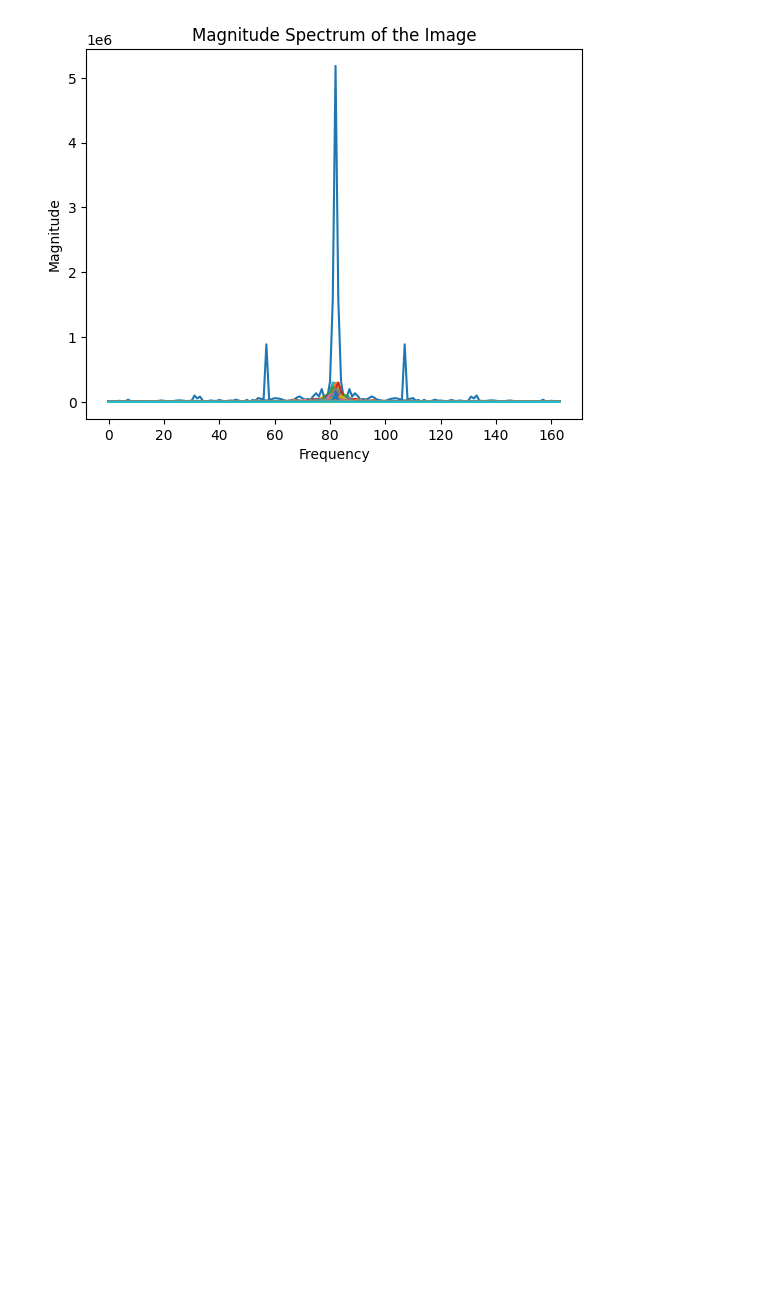
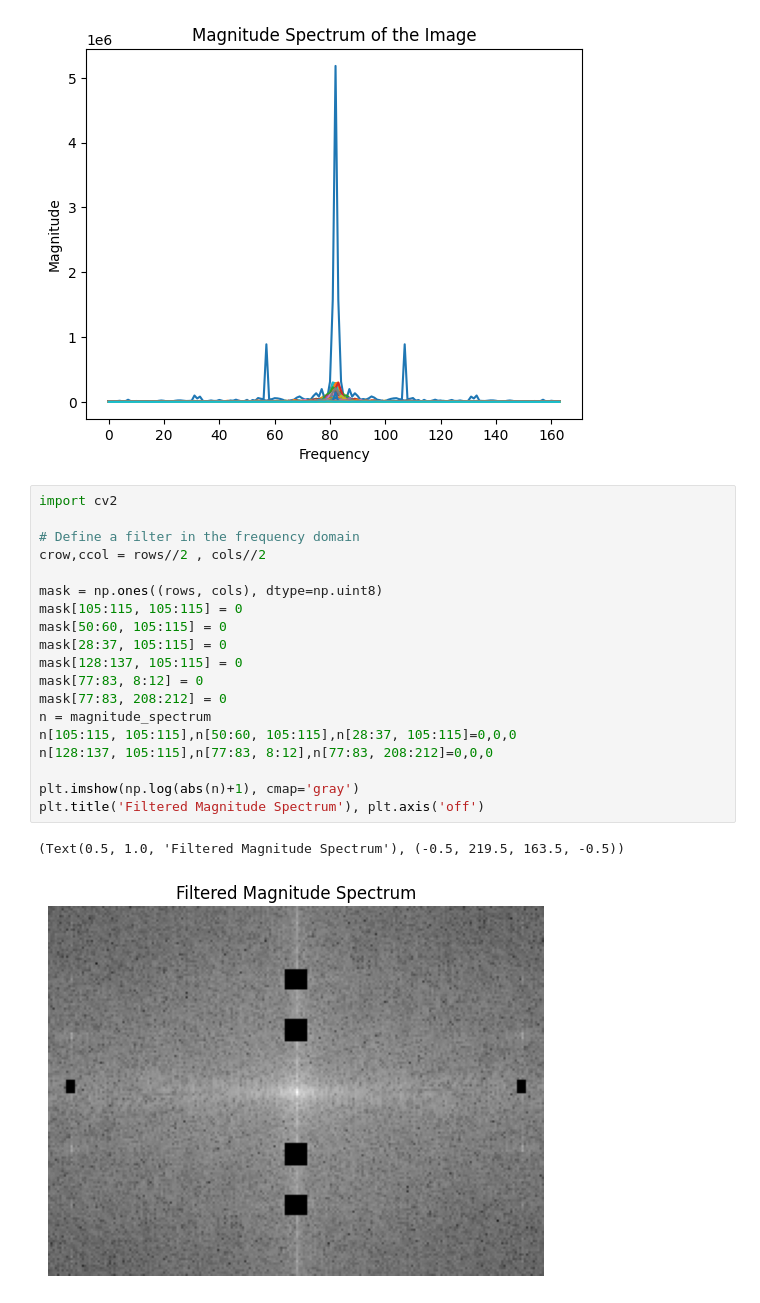
Before and after one commit to devika-kla/Image-Noise-Removal, a Jupyter notebook: Main_Code.ipynb, the cells around one changed output. Drawn from its saved outputs; the diff is of its cells as text; blank space fills up the shorter version.

```diff
--- a/Main_Code.ipynb
+++ b/Main_Code.ipynb
@@ -39,4 +39,26 @@ plt.title("Magnitude Spectrum of the Image")
 plt.show()
 # %% [output]
 [figure]
+# %%
+import cv2
+
+# Define a filter in the frequency domain
+crow,ccol = rows//2 , cols//2
+
+mask = np.ones((rows, cols), dtype=np.uint8)
+mask[105:115, 105:115] = 0
+mask[50:60, 105:115] = 0
+mask[28:37, 105:115] = 0
+mask[128:137, 105:115] = 0
+mask[77:83, 8:12] = 0
+mask[77:83, 208:212] = 0
+n = magnitude_spectrum
+n[105:115, 105:115],n[50:60, 105:115],n[28:37, 105:115]=0,0,0
+n[128:137, 105:115],n[77:83, 8:12],n[77:83, 208:212]=0,0,0
+
+plt.imshow(np.log(abs(n)+1), cmap='gray')
+plt.title('Filtered Magnitude Spectrum'), plt.axis('off')
+# %% [output]
+(Text(0.5, 1.0, 'Filtered Magnitude Spectrum'), (-0.5, 219.5, 163.5, -0.5))
+[figure, added]
 # %%
```
Also changed, not shown: parts of 1 cell of this notebook.
